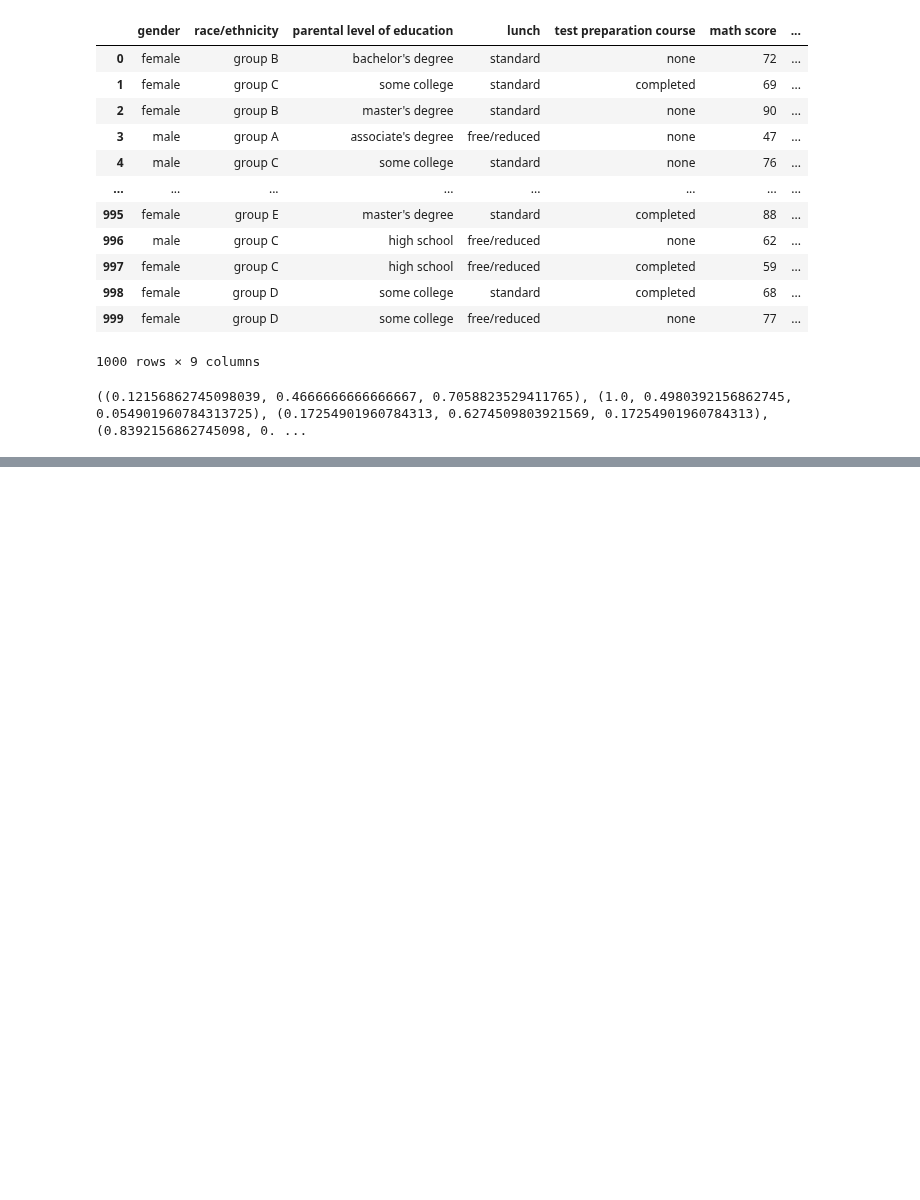
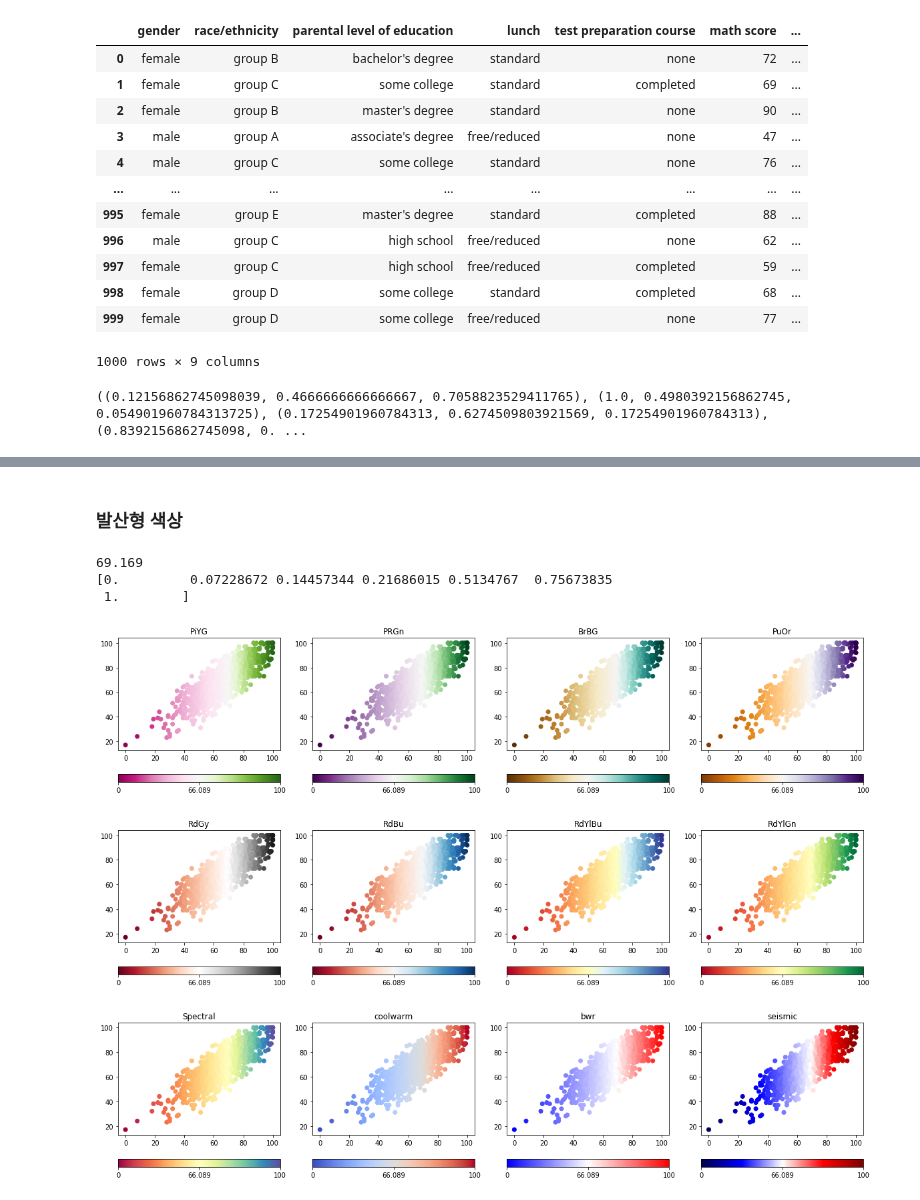
Before and after one commit to updaun/PythonBasic, a Jupyter notebook: data_visualization/color.ipynb, the cells around one changed output, grey strips where cells are left out. Drawn from its saved outputs; the diff is of its cells as text; code cells hidden in the pictures; blank space fills up the shorter version.

```diff
--- a/data_visualization/color.ipynb
+++ b/data_visualization/color.ipynb
@@ -62,0 +109,36 @@ plt.show()
+# %% [markdown]
+### 발산형 색상
+# %%
+from matplotlib.colors import TwoSlopeNorm
+
+diverging_cm_list = ['PiYG', 'PRGn', 'BrBG', 'PuOr', 'RdGy', 'RdBu',
+            'RdYlBu', 'RdYlGn', 'Spectral', 'coolwarm', 'bwr', 'seismic']
+
+fig, axes = plt.subplots(3, 4, figsize=(20, 15))
+axes = axes.flatten()
+
+offset = TwoSlopeNorm(vmin=0, vcenter=student['reading score'].mean(), vmax=100)
+
+print(student['reading score'].mean())
+print(offset([0, 10, 20, 30, 70, 85, 100]))
+
+student_sub = student.sample(100)
+
+for idx, cm in enumerate(diverging_cm_list):
+    pcm = axes[idx].scatter(student['math score'], student['reading score'],
+                            c=offset(student['math score']),
+                            cmap=cm,
+                     )
+    cbar = fig.colorbar(pcm, ax=axes[idx],
+                        ticks=[0, 0.5, 1],
+                        orientation='horizontal'
+                       )
+    cbar.ax.set_xticklabels([0, student['math score'].mean(), 100])
+    axes[idx].set_title(cm)
+
+plt.show()
+# %% [output]
+69.169
+[0.         0.07228672 0.14457344 0.21686015 0.5134767  0.75673835
+ 1.        ]
+[figure, added]
```
Also changed, not shown: parts of 15 cells of this notebook, 2 other files.
